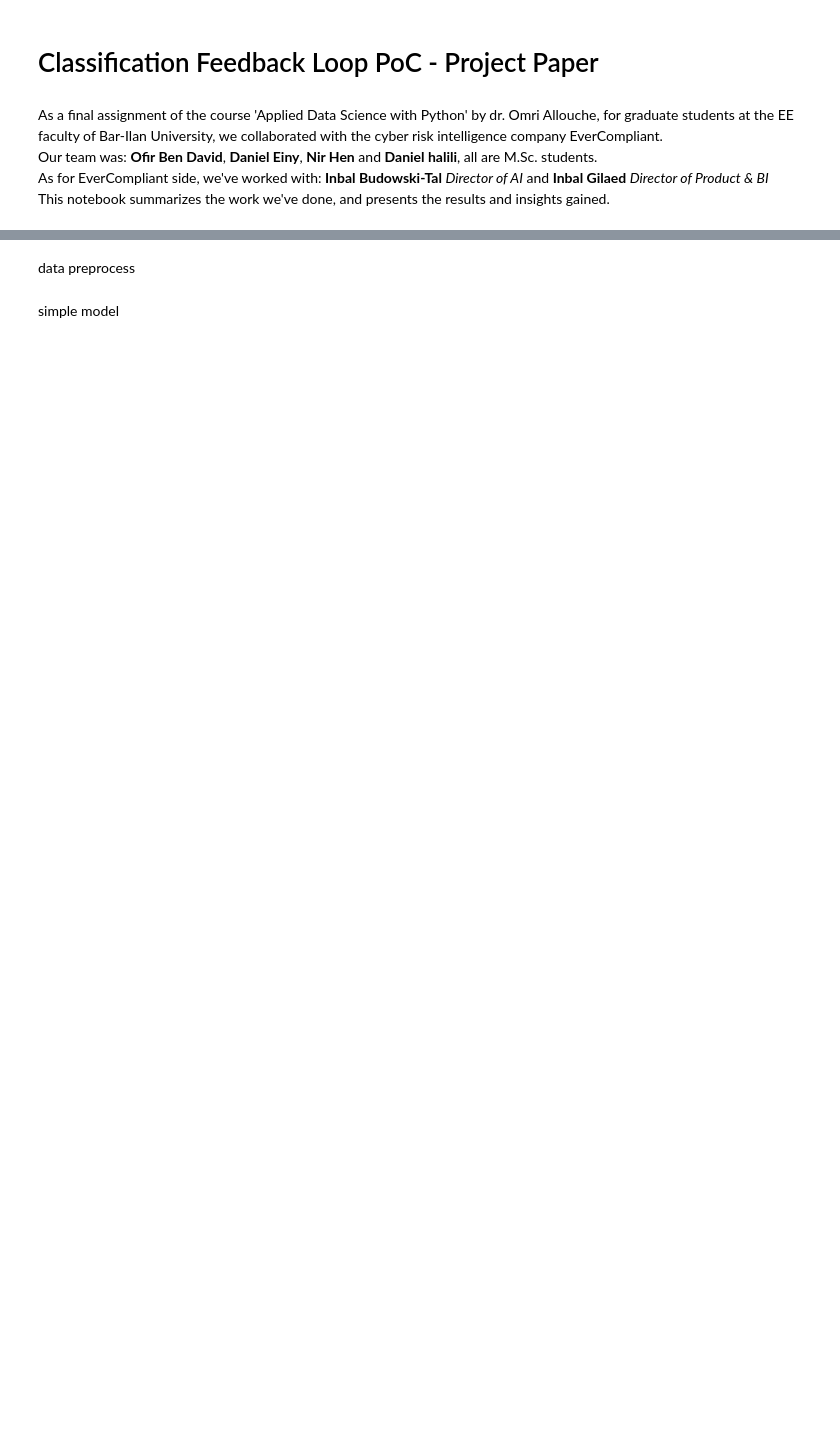
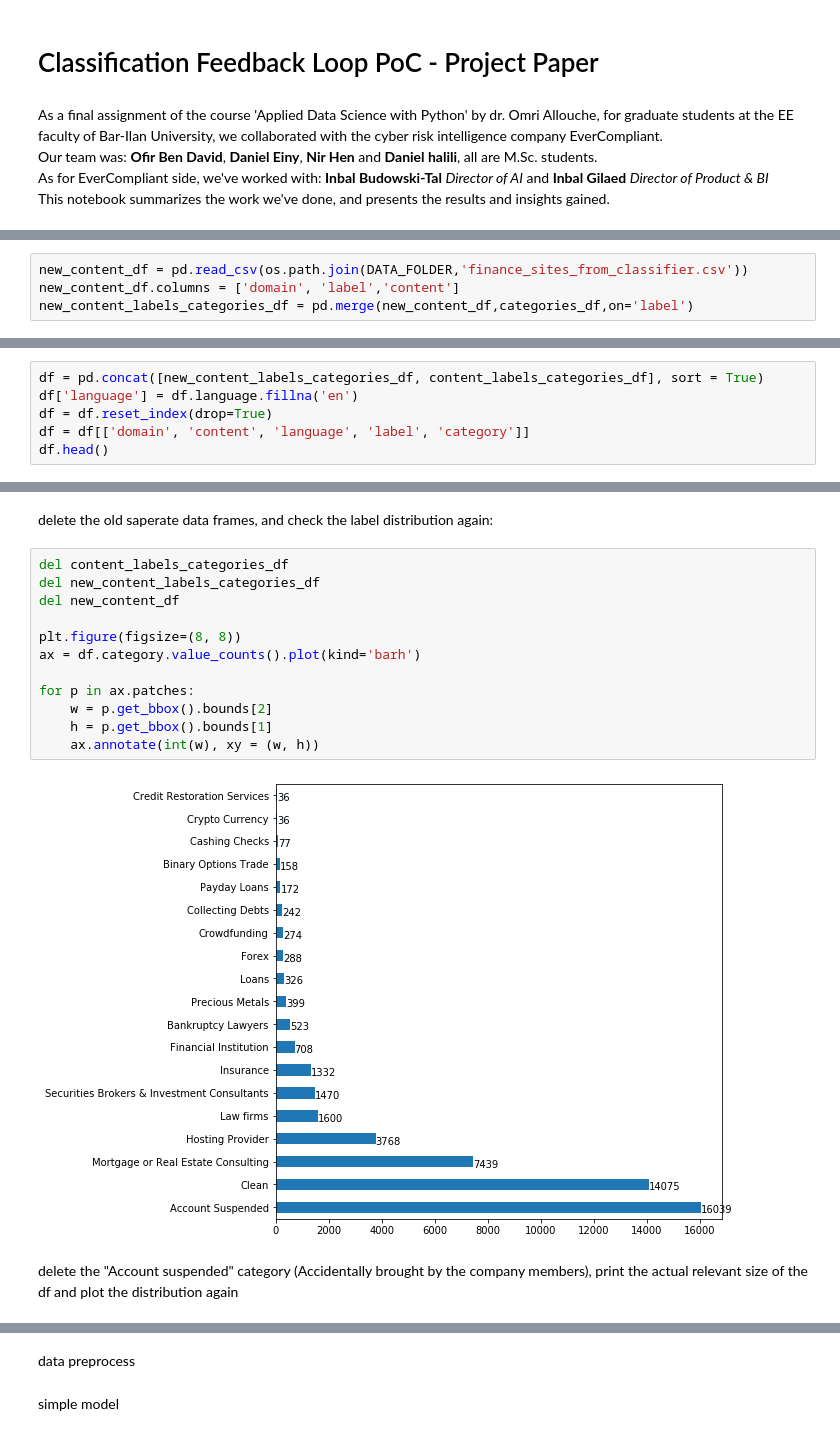
Before and after one commit to DanielEiny/Classification-Feedback-Loop-PoC, a Jupyter notebook: ProjectPaper.ipynb, the cells around one changed output, grey strips where cells are left out. Saved outputs shown, nothing was run; the diff lists cells and outputs as text; blank space fills up the shorter version.

```diff
--- a/ProjectPaper.ipynb
+++ b/ProjectPaper.ipynb
@@ -36,0 +153,4 @@ EDA, include data presentation
+# %%
+new_content_df = pd.read_csv(os.path.join(DATA_FOLDER,'finance_sites_from_classifier.csv'))
+new_content_df.columns = ['domain', 'label','content']
+new_content_labels_categories_df = pd.merge(new_content_df,categories_df,on='label')
@@ -36,0 +166,6 @@ EDA, include data presentation
+# %%
+df = pd.concat([new_content_labels_categories_df, content_labels_categories_df], sort = True)
+df['language'] = df.language.fillna('en')
+df = df.reset_index(drop=True)
+df = df[['domain', 'content', 'language', 'label', 'category']]
+df.head()
@@ -36,0 +179,18 @@ EDA, include data presentation
+# %% [markdown]
+delete the old saperate data frames, and check the label distribution again:
+# %%
+del content_labels_categories_df
+del new_content_labels_categories_df
+del new_content_df
+
+plt.figure(figsize=(8, 8))
+ax = df.category.value_counts().plot(kind='barh')
+
+for p in ax.patches:
+    w = p.get_bbox().bounds[2]
+    h = p.get_bbox().bounds[1]
+    ax.annotate(int(w), xy = (w, h))
+# %% [output]
+[figure, added]
+# %% [markdown]
+delete the "Account suspended" category (Accidentally brought by the company members), print the actual relevant size of the df and plot the distribution again
```
Also changed, not shown: parts of 102 cells of this notebook, 2 other files.
